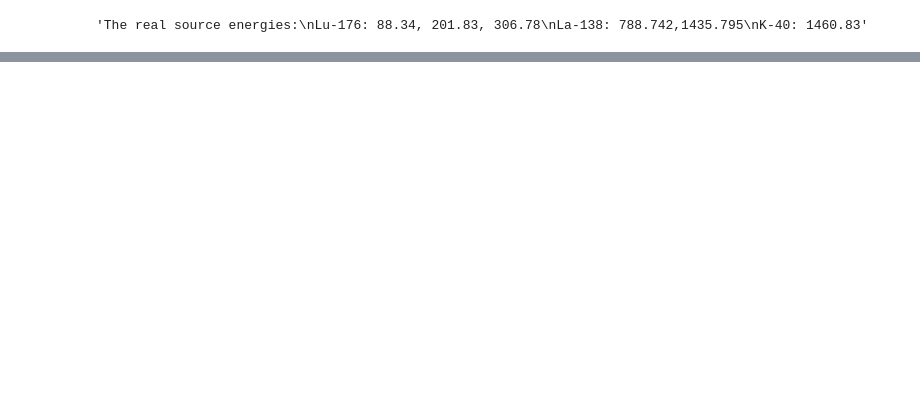
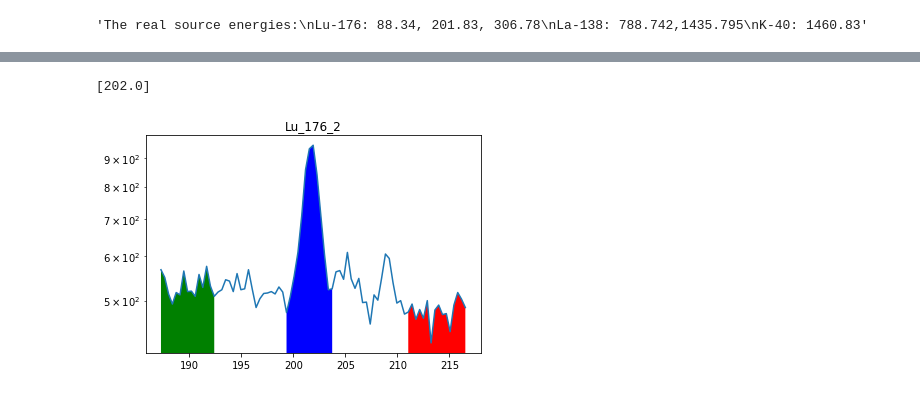
Before and after one commit to bearing/radwatch-analysis, a Jupyter notebook: NAA/eff_calibration.ipynb, the cells around one changed output, grey strips where cells are left out. Cells and saved outputs as stored; diff of their text form; code cells hidden in the pictures; blank space fills up the shorter version.

```diff
--- a/NAA/eff_calibration.ipynb
+++ b/NAA/eff_calibration.ipynb
@@ -196,0 +230,5 @@ plot_peak_region(spec,source_energies,source_isotopes)
+# %%
+plot_peak_region(spec,[source_energies[1]],[source_isotopes[1]])
+# %% [output]
+[202.0]
+[figure, added]
```
Also changed, not shown: parts of 20 cells of this notebook.
